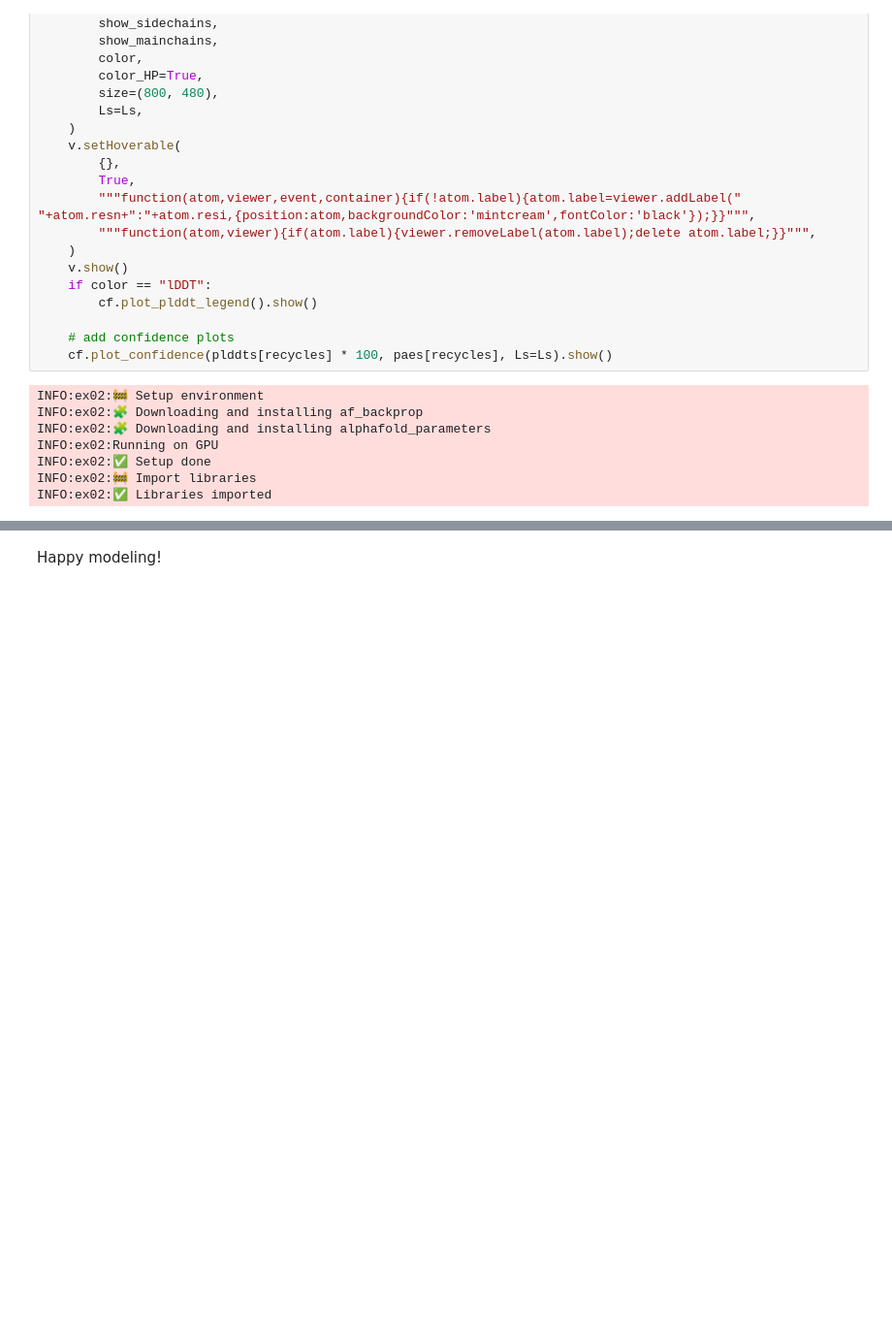
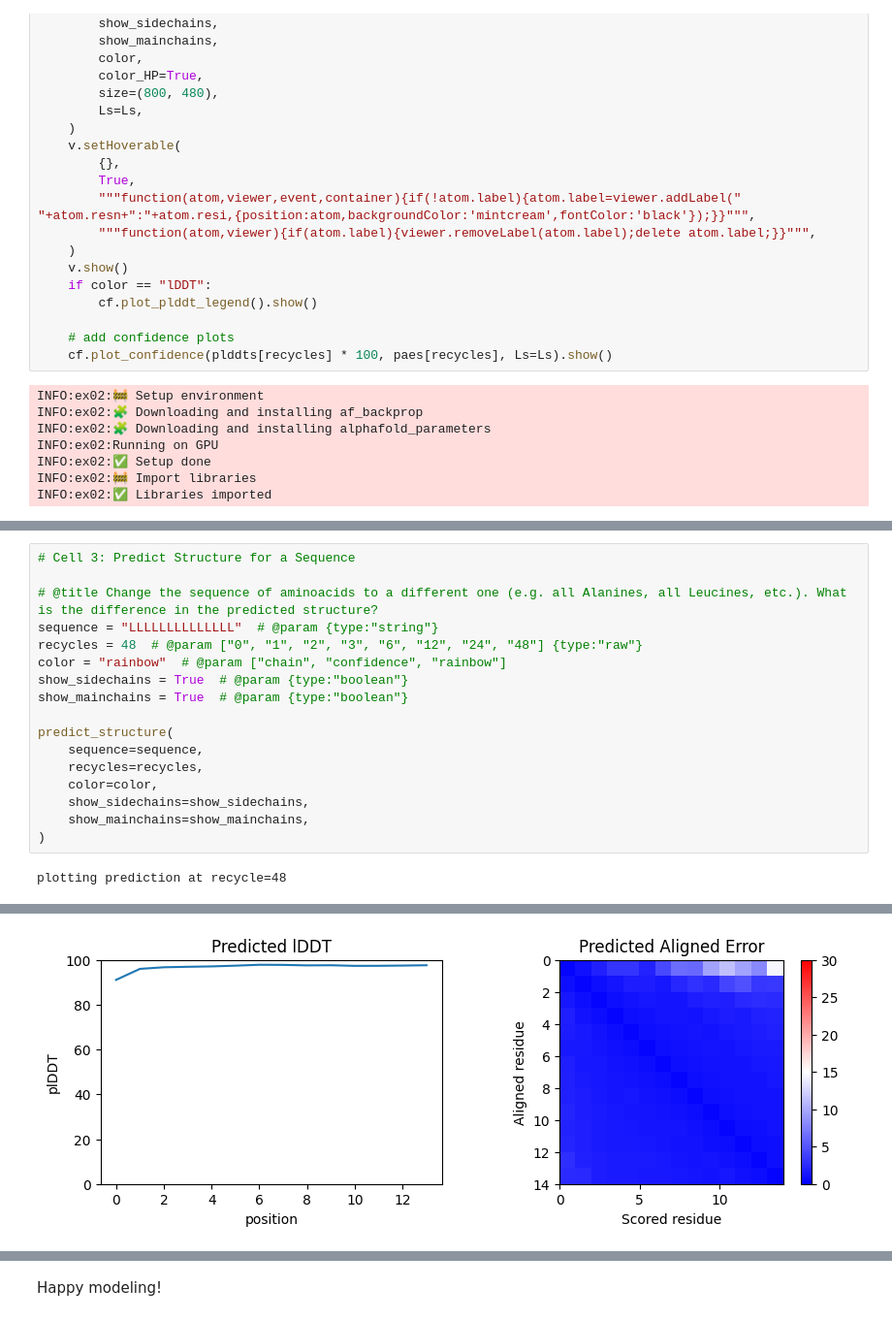
Before and after one commit to jandolinsek/git-for-science, a Jupyter notebook: ex02/ex02_204595.ipynb, the cells around one changed output, grey strips where cells are left out. Shown at 97% size. Cells and saved outputs as stored; diff of their text form; blank space fills up the shorter version.

```diff
--- a/ex02/ex02_204595.ipynb
+++ b/ex02/ex02_204595.ipynb
@@ -427,0 +432,19 @@ predict_structure(
+# %%
+# Cell 3: Predict Structure for a Sequence
+
+# @title Change the sequence of aminoacids to a different one (e.g. all Alanines, all Leucines, etc.). What is the difference in the predicted structure?
+sequence = "LLLLLLLLLLLLLL"  # @param {type:"string"}
+recycles = 48  # @param ["0", "1", "2", "3", "6", "12", "24", "48"] {type:"raw"}
+color = "rainbow"  # @param ["chain", "confidence", "rainbow"]
+show_sidechains = True  # @param {type:"boolean"}
+show_mainchains = True  # @param {type:"boolean"}
+
+predict_structure(
+    sequence=sequence,
+    recycles=recycles,
+    color=color,
+    show_sidechains=show_sidechains,
+    show_mainchains=show_mainchains,
+)
+# %% [output]
+plotting prediction at recycle=48
@@ -427,0 +452 @@ predict_structure(
+[figure, added]
```
Also changed, not shown: parts of 11 cells of this notebook.
